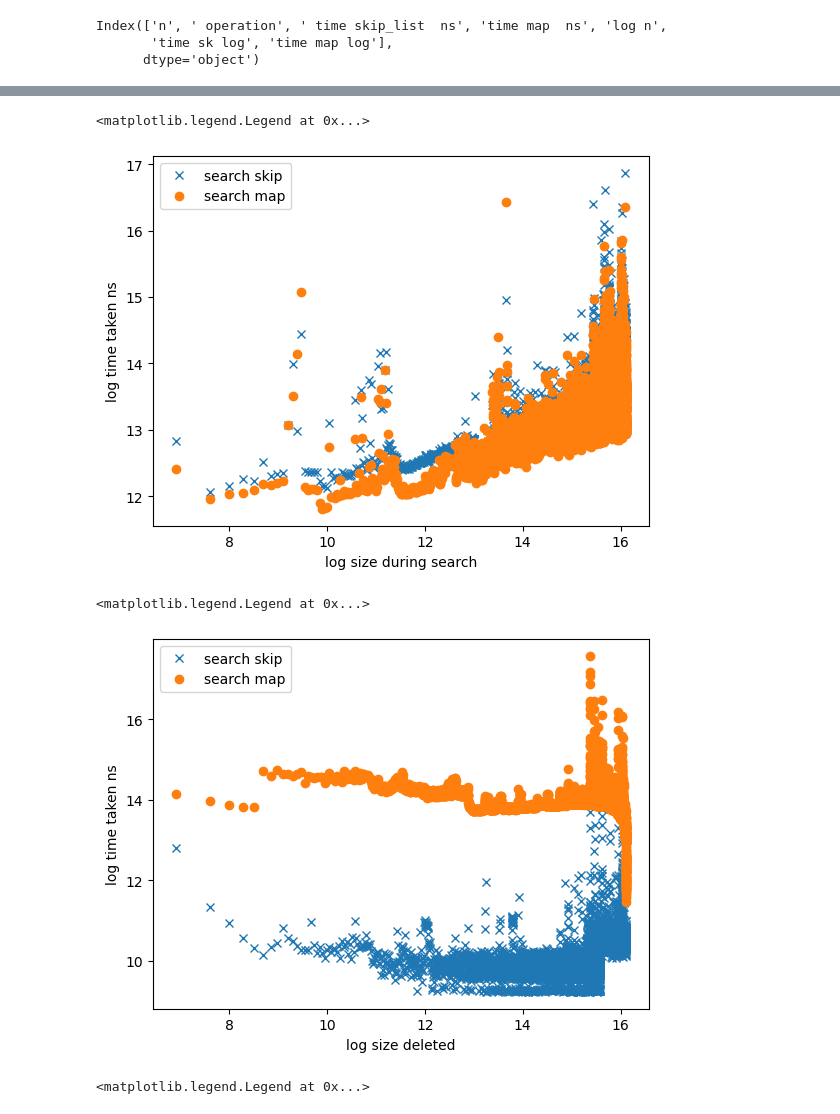
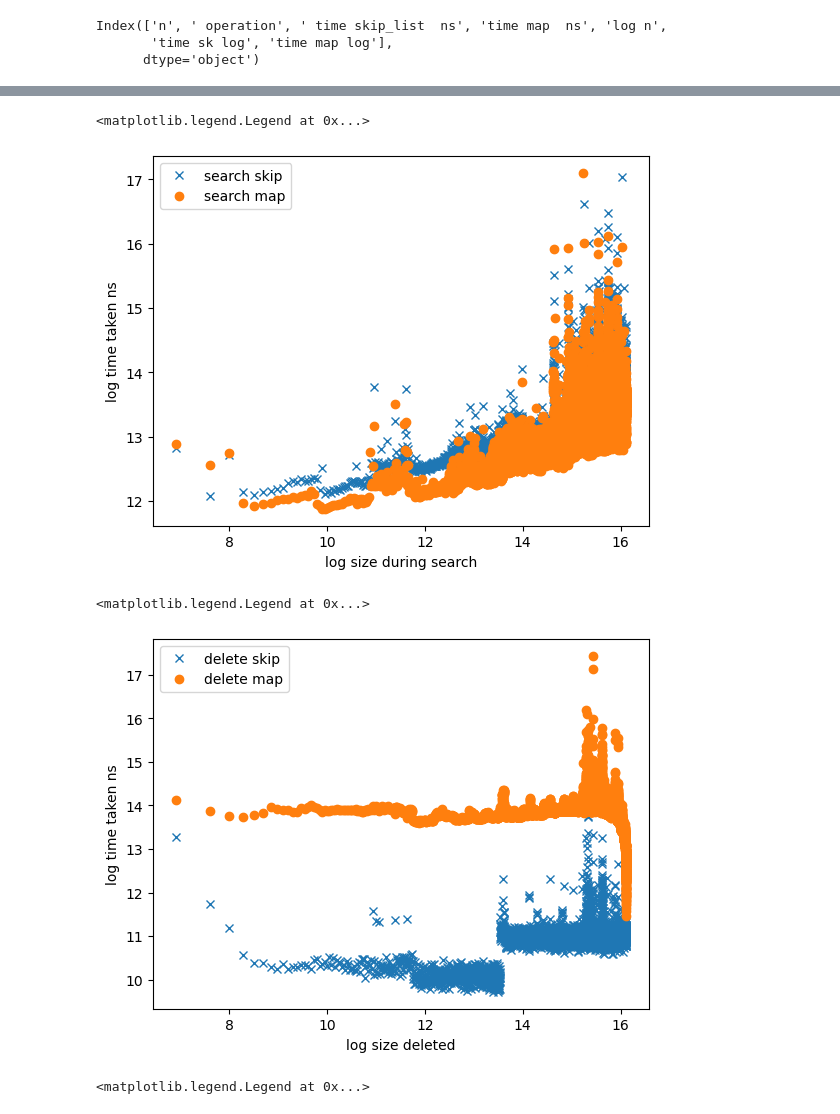
Before and after one commit to shin-fued/APAL_SKIPLIST, a Jupyter notebook: analysis_skip_list.ipynb, the cells around one changed output, grey strips where cells are left out. Cells and saved outputs as stored; diff of their text form; code cells hidden in the pictures.

```diff
--- a/analysis_skip_list.ipynb
+++ b/analysis_skip_list.ipynb
@@ -3,7 +3,7 @@ import numpy as np
 import pandas as pd
 import matplotlib.pyplot as plt
 # %%
-df = pd.read_csv('insea_cap_change.csv')
+df = pd.read_csv('cap_change.csv')
 df["log n"] = np.log(df["n"])
 df["time sk log"]=np.log(df[" time skip_list  ns"])
 df["time map log"]=np.log(df["time map  ns"])
@@ -27,19 +30,20 @@ plt.legend()
 # %%
-plt.plot(sea_df['log n'], sea_df['time sk log'], 'x', label='search skip')
-plt.plot(sea_df['log n'], sea_df['time map log'], 'o', label='search map')
+plt.plot(sea_df['log n'], sea_df['time sk log'], 'x',label='search skip')
+plt.plot(sea_df['log n'], sea_df['time map log'], 'o',label='search map')
 plt.xlabel("log size during search")
 plt.ylabel("log time taken ns")
+
 plt.legend()
 # %% [output]
 <matplotlib.legend.Legend at 0x...>
-[figure, old version]
+[figure, new version]
 # %%
-plt.plot(del_df['log n'], del_df['time sk log'], 'x', label='search skip')
-plt.plot(del_df['log n'], del_df['time map log'], 'o', label='search map')
+plt.plot(del_df['log n'], del_df['time sk log'], 'x', label='delete skip')
+plt.plot(del_df['log n'], del_df['time map log'], 'o', label='delete map')
 plt.xlabel("log size deleted")
 plt.ylabel("log time taken ns")
 plt.legend()
 # %% [output]
 <matplotlib.legend.Legend at 0x...>
-[figure, old version]
+[figure, new version]
 # %%
```
Also changed, not shown: parts of 4 cells of this notebook.
